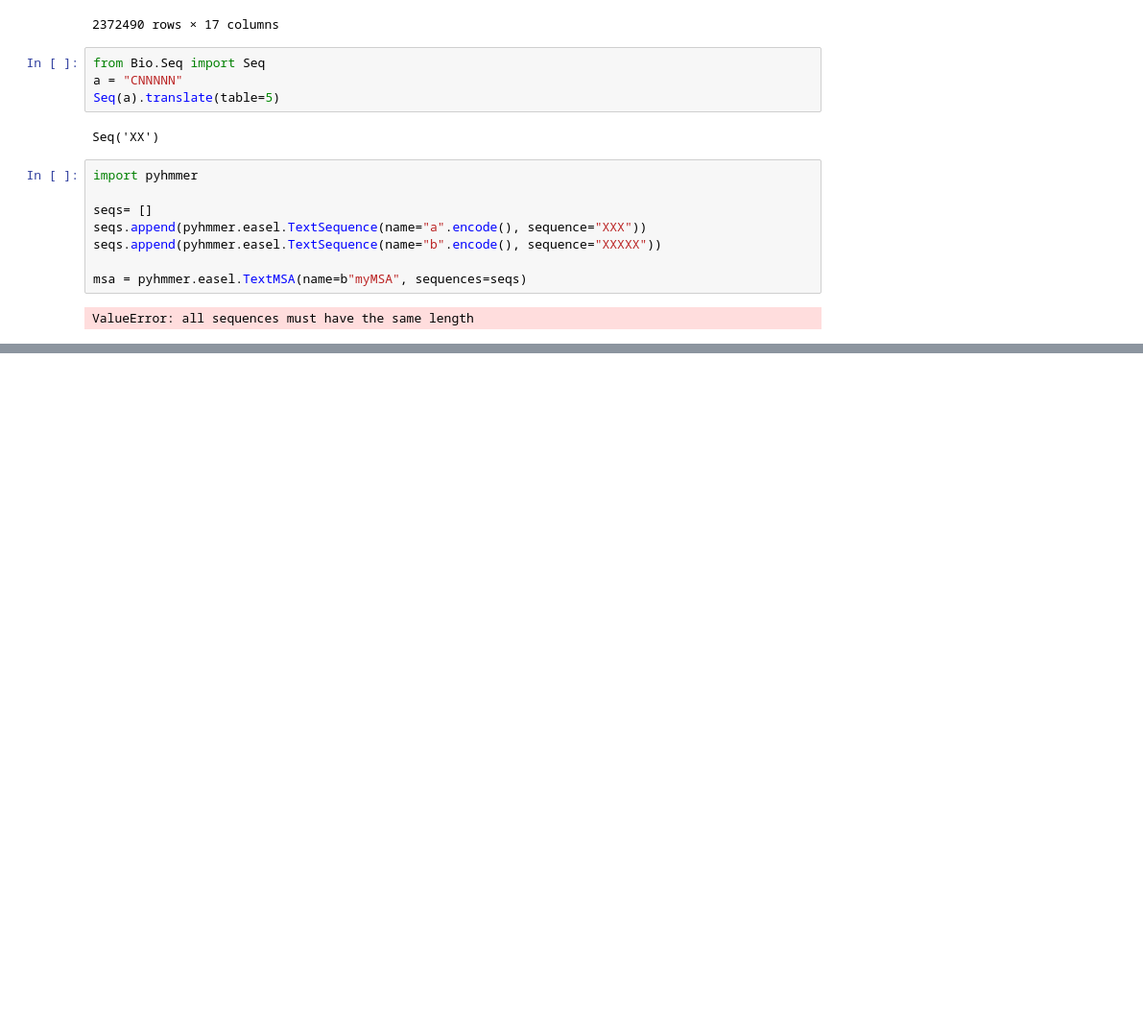
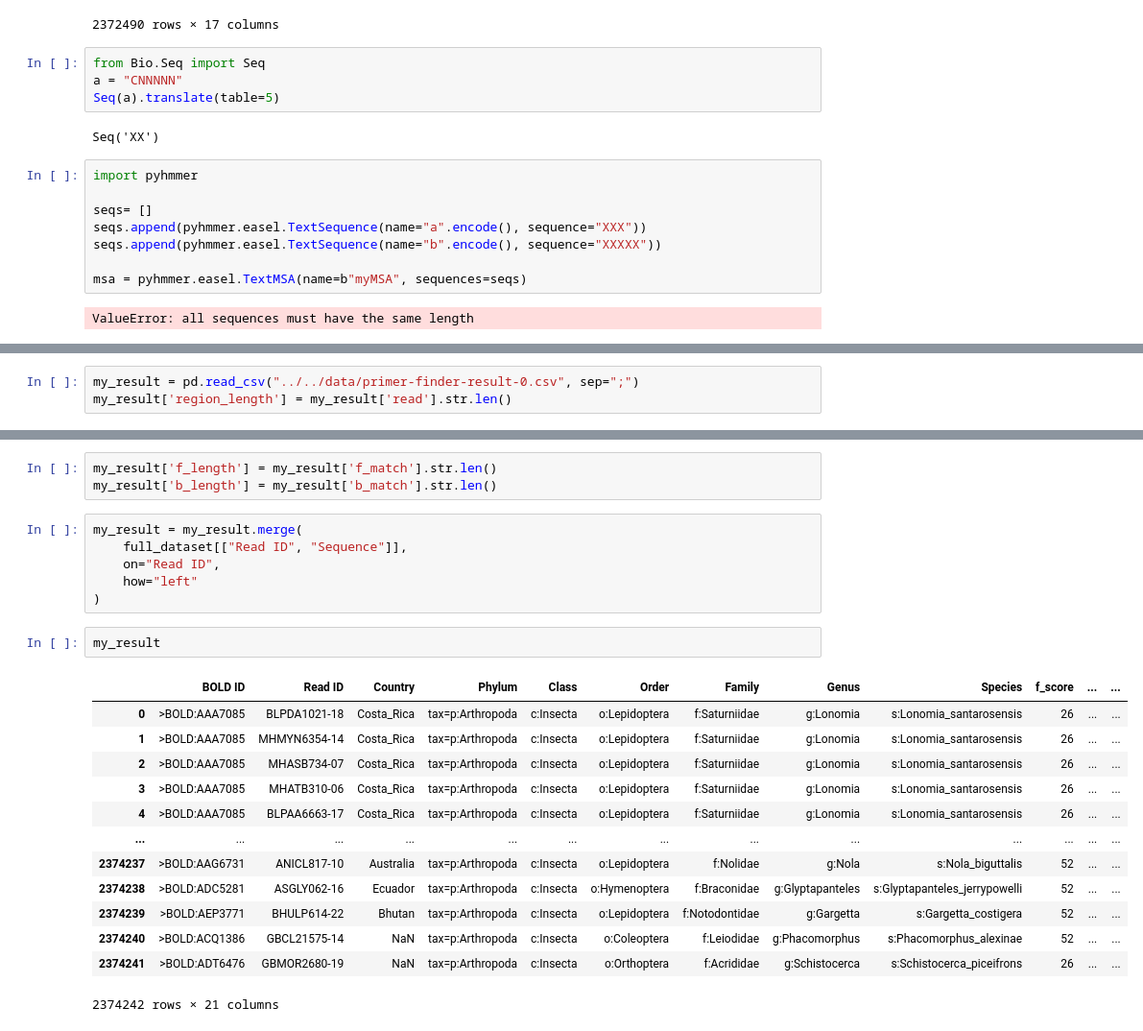
Before and after one commit to Vuju/primer-finder, a Jupyter notebook: src/Notebooks/test.ipynb, the cells around one changed output, grey strips where cells are left out. Shown: that part at 96% size. Drawn from its saved outputs; the diff is of its cells as text; blank space fills up the shorter version.

```diff
--- a/src/Notebooks/test.ipynb
+++ b/src/Notebooks/test.ipynb
@@ -44,0 +102,3 @@ multiprocessing.cpu_count()
+# %%
+my_result = pd.read_csv("../../data/primer-finder-result-0.csv", sep=";")
+my_result['region_length'] = my_result['read'].str.len()
@@ -44,0 +123,25 @@ multiprocessing.cpu_count()
+# %%
+my_result['f_length'] = my_result['f_match'].str.len()
+my_result['b_length'] = my_result['b_match'].str.len()
+# %%
+my_result = my_result.merge(
+    full_dataset[["Read ID", "Sequence"]],
+    on="Read ID",
+    how="left"
+)
+# %%
+my_result
+# %% [output]
+|  | BOLD ID | Read ID | Country | Phylum | Class | Order | Family | Genus | Species | f_score | ... | ... |
+| 0 | >BOLD:AAA7085 | BLPDA1021-18 | Costa_Rica | tax=p:Arthropoda | c:Insecta | o:Lepidoptera | f:Saturniidae | g:Lonomia | s:Lonomia_santarosensis | 26 | ... | ... |
+| 1 | >BOLD:AAA7085 | MHMYN6354-14 | Costa_Rica | tax=p:Arthropoda | c:Insecta | o:Lepidoptera | f:Saturniidae | g:Lonomia | s:Lonomia_santarosensis | 26 | ... | ... |
+| 2 | >BOLD:AAA7085 | MHASB734-07 | Costa_Rica | tax=p:Arthropoda | c:Insecta | o:Lepidoptera | f:Saturniidae | g:Lonomia | s:Lonomia_santarosensis | 26 | ... | ... |
+| 3 | >BOLD:AAA7085 | MHATB310-06 | Costa_Rica | tax=p:Arthropoda | c:Insecta | o:Lepidoptera | f:Saturniidae | g:Lonomia | s:Lonomia_santarosensis | 26 | ... | ... |
+| 4 | >BOLD:AAA7085 | BLPAA6663-17 | Costa_Rica | tax=p:Arthropoda | c:Insecta | o:Lepidoptera | f:Saturniidae | g:Lonomia | s:Lonomia_santarosensis | 26 | ... | ... |
+| ... | ... | ... | ... | ... | ... | ... | ... | ... | ... | ... | ... | ... |
+| 2374237 | >BOLD:AAG6731 | ANICL817-10 | Australia | tax=p:Arthropoda | c:Insecta | o:Lepidoptera | f:Nolidae | g:Nola | s:Nola_biguttalis | 52 | ... | ... |
+| 2374238 | >BOLD:ADC5281 | ASGLY062-16 | Ecuador | tax=p:Arthropoda | c:Insecta | o:Hymenoptera | f:Braconidae | g:Glyptapanteles | s:Glyptapanteles_jerrypowelli | 52 | ... | ... |
+| 2374239 | >BOLD:AEP3771 | BHULP614-22 | Bhutan | tax=p:Arthropoda | c:Insecta | o:Lepidoptera | f:Notodontidae | g:Gargetta | s:Gargetta_costigera | 52 | ... | ... |
+| 2374240 | >BOLD:ACQ1386 | GBCL21575-14 | NaN | tax=p:Arthropoda | c:Insecta | o:Coleoptera | f:Leiodidae | g:Phacomorphus | s:Phacomorphus_alexinae | 52 | ... | ... |
+| 2374241 | >BOLD:ADT6476 | GBMOR2680-19 | NaN | tax=p:Arthropoda | c:Insecta | o:Orthoptera | f:Acrididae | g:Schistocerca | s:Schistocerca_piceifrons | 26 | ... | ... |
+2374242 rows × 21 columns
```
Also changed, not shown: parts of 4 cells of this notebook, 3 other files.
